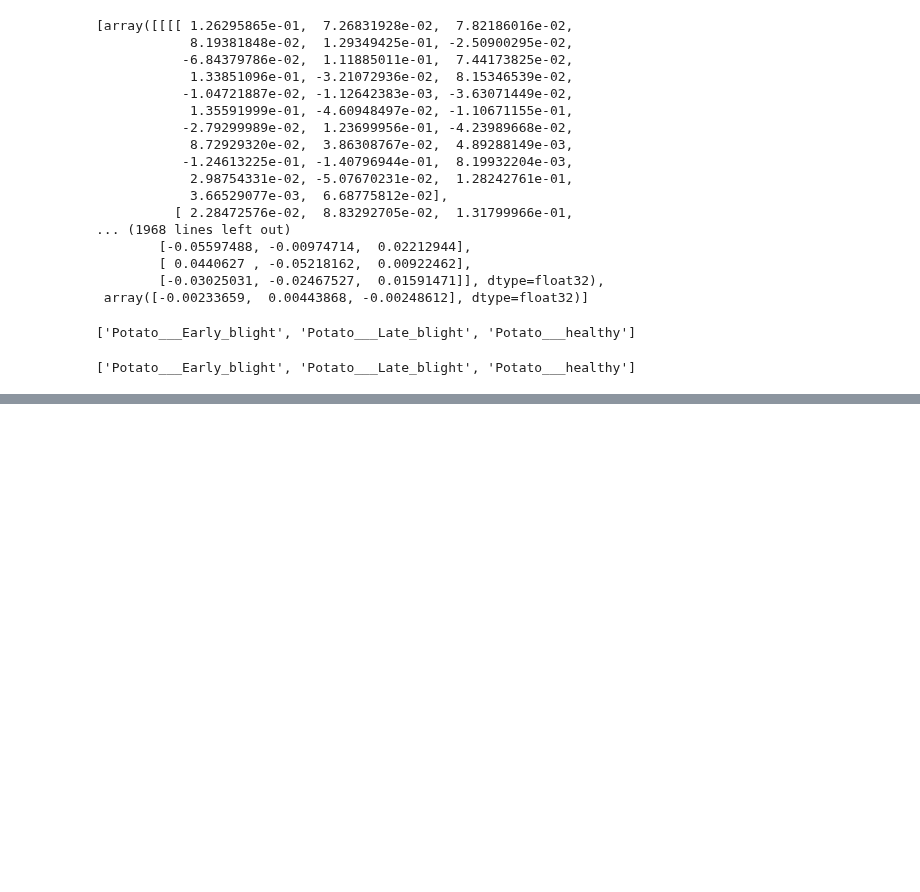
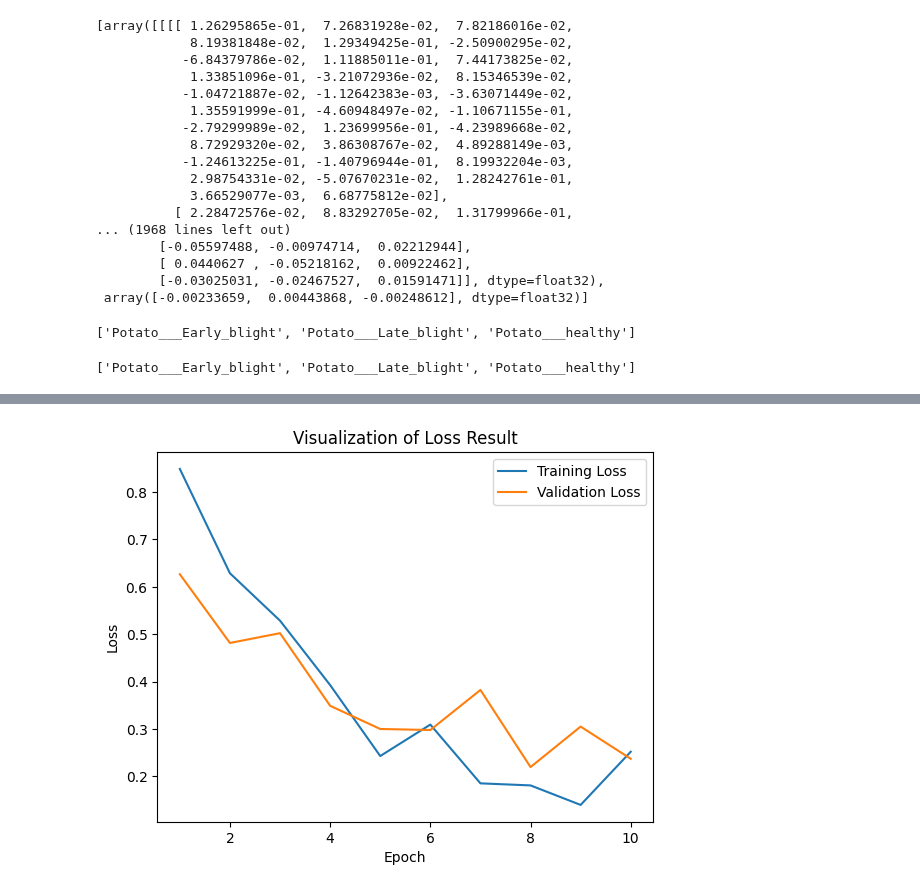
Before and after one commit to kuldeeparmar/kuldeeparmar-AICTE-Internship-Potato-Disease-Detector, a Jupyter notebook: Train_potato_disease_detector.ipynb, the cells around one changed output, grey strips where cells are left out. Drawn from its saved outputs; the diff is of its cells as text; code cells hidden in the pictures; blank space fills up the shorter version.

Commit message:
Adding some visualization in the netbook

```diff
--- a/Train_potato_disease_detector.ipynb
+++ b/Train_potato_disease_detector.ipynb
@@ -220,0 +249,12 @@ validation_set.class_names
+# %%
+# loss of Train and test
+
+plt.plot(range(1,11),training_history.history['loss'],label='Training Loss')
+plt.plot(range(1,11),training_history.history['val_loss'],label='Validation Loss')
+plt.xlabel('Epoch')
+plt.ylabel('Loss')
+plt.title('Visualization of Loss Result')
+plt.legend()
+plt.show()
+# %% [output]
+[figure, added]
```
Also changed, not shown: parts of 4 cells of this notebook, 1 other file.
